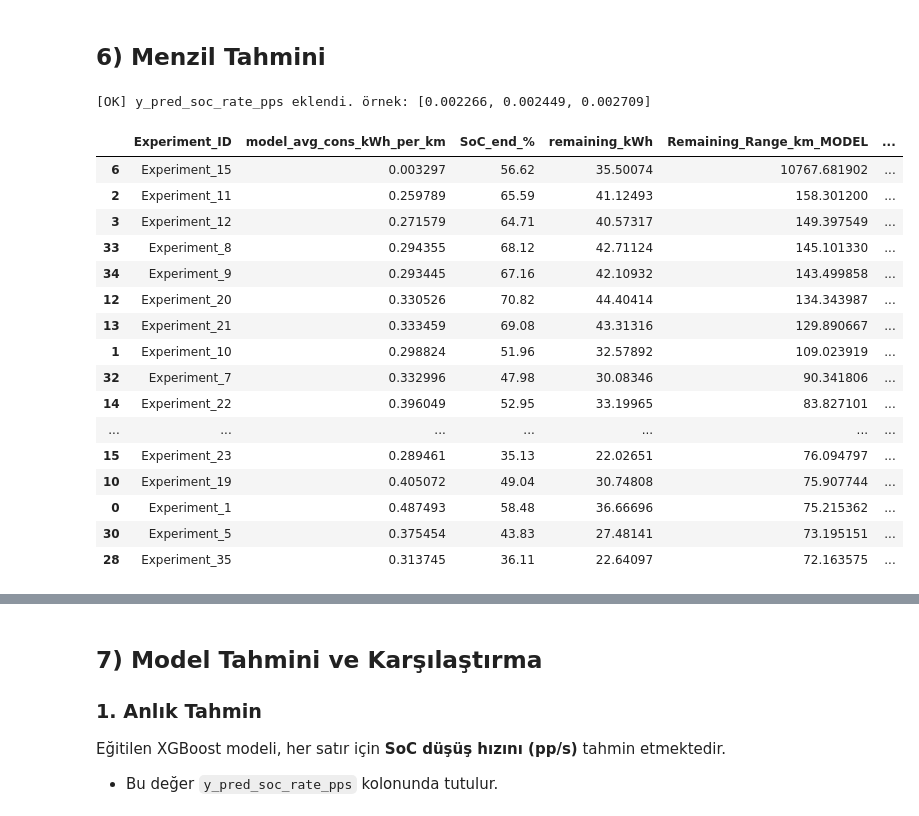
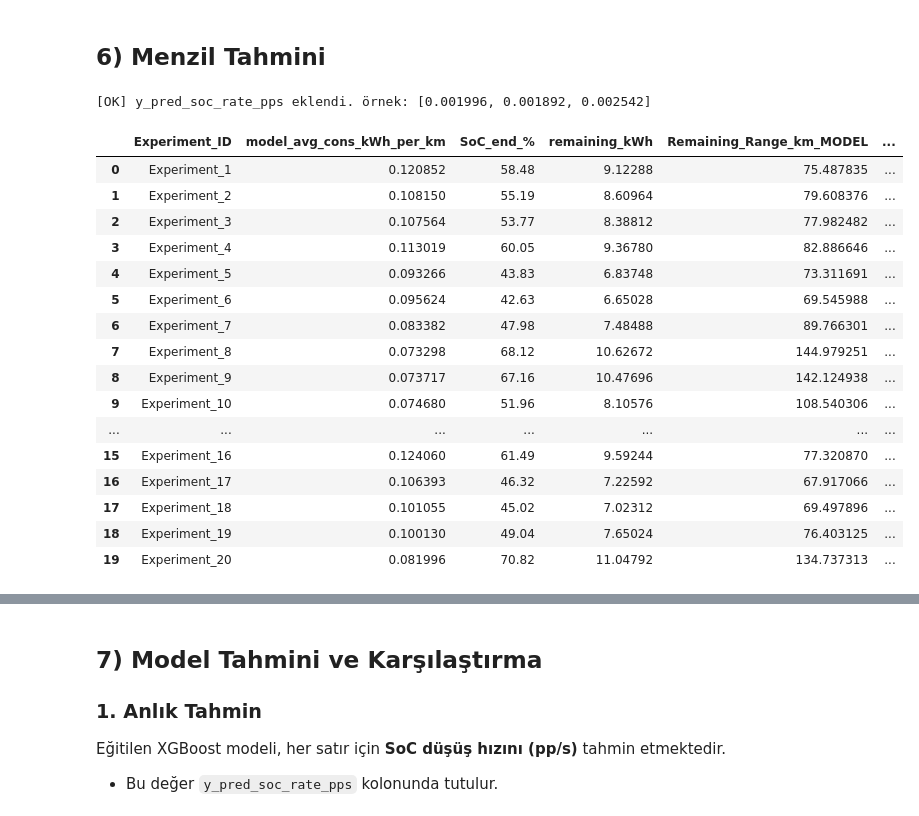
Before and after one commit to gmzdag/ev-energy-prediction, a Jupyter notebook: models/xgboost.ipynb, the cells around one changed output, grey strips where cells are left out. Saved outputs shown, nothing was run; the diff lists cells and outputs as text; code cells hidden in the pictures.

```diff
--- a/models/xgboost.ipynb
+++ b/models/xgboost.ipynb
@@ -318,7 +321,7 @@ final_params = {
 num_round = int(best_iter) + 1  # best iterasyona kadar
 
 evals = [(dtrain, "train"), (dval, "eval")]
-model_xgb = xgb.train(
+model_xgb_best = xgb.train(
     params=final_params,
     dtrain=dtrain,
     evals=evals,
@@ -415,10 +418,10 @@ Test   | MAE: 0.00187284  RMSE: 0.00000590  R2: 0.76775
 # %% [markdown]
 ## 6) Menzil Tahmini
 # %%
-# MODEL TAHMİNİ (Feature mismatch fix): df["y_pred_soc_rate_pps"]
+# MODEL TAHMİNİ
 
 PRED_COL    = "y_pred_soc_rate_pps"
-usable_kwh_est = 62.7   # kWh (kalan menzil hücrelerinde kullanılıyor)
+usable_kwh_est = 15.6   # kWh (kalan menzil hücrelerinde kullanılıyor)
 
 # 1) Modele kayıtlı özellik adlarını al
 feat_list = getattr(model_xgb_best, "feature_names", None)
@@ -431,8 +434,6 @@ drop_candidates = [
     "target","y","y_true","y_pred","y_pred_soc_rate_pps"  # olası isimler
 ]
 X_pred = X_pred.drop(columns=[c for c in drop_candidates if c in X_pred.columns], errors="ignore")
-
-
 X_pred = X_pred[feat_list]
 
 # Kategorik tipleri düzelt (XGB DMatrix categorical desteği için)
@@ -448,7 +449,7 @@ y_pred = model_xgb_best.predict(dmat)
 df[PRED_COL] = y_pred.astype(float)
 print(f"[OK] {PRED_COL} eklendi. örnek:", df[PRED_COL].head(3).round(6).tolist())
 # %% [output]
-[OK] y_pred_soc_rate_pps eklendi. örnek: [0.002266, 0.002449, 0.002709]
+[OK] y_pred_soc_rate_pps eklendi. örnek: [0.001996, 0.001892, 0.002542]
 # %%
 # DENEY BAZLI KALAN MENZIL (MODEL KULLANARAK)
 
@@ -460,50 +461,52 @@ for exp_id, g in df.groupby("Experiment_ID"):
     energy_kwh = float((pred_energy_kwh_per_s * 1.0).sum())  # dt=1s
 
     # Deney toplam mesafe (km)
     dist_km = 2.0
 
     if energy_kwh <= 0 or dist_km <= 0:
         continue
 
     # MODEL ortalama tüketim (kWh/km)
     avg_cons = energy_kwh / dist_km
 
     # Deney sonundaki SoC ve kalan enerji
     soc_end = float(g["SoC"].iloc[-1])
     remaining_kwh = usable_kwh_est * soc_end / 100.0
 
     # Kalan menzil (km)
     remaining_range_km = remaining_kwh / avg_cons
 
     rows.append({
         "Experiment_ID": exp_id,
         "model_avg_cons_kWh_per_km": avg_cons,
         "SoC_end_%": soc_end,
         "remaining_kWh": remaining_kwh,
         "Remaining_Range_km_MODEL": remaining_range_km,
         "model_energy_used_kWh": energy_kwh
     })
 
-exp_remaining_df = pd.DataFrame(rows).sort_values("Remaining_Range_km_MODEL", ascending=False)
+exp_remaining_df = pd.DataFrame(rows)
+exp_remaining_df = exp_remaining_df.sort_values(by="Experiment_ID",key=lambda s: pd.to_numeric(s.astype(str).str.extract(r'(\d+)')[0], errors="coerce")).reset_index(drop=True)
+
 display(exp_remaining_df.head(20))
 # %% [output]
 |  | Experiment_ID | model_avg_cons_kWh_per_km | SoC_end_% | remaining_kWh | Remaining_Range_km_MODEL | ... |
-| 6 | Experiment_15 | 0.003297 | 56.62 | 35.50074 | 10767.681902 | ... |
-| 2 | Experiment_11 | 0.259789 | 65.59 | 41.12493 | 158.301200 | ... |
-| 3 | Experiment_12 | 0.271579 | 64.71 | 40.57317 | 149.397549 | ... |
-| 33 | Experiment_8 | 0.294355 | 68.12 | 42.71124 | 145.101330 | ... |
-| 34 | Experiment_9 | 0.293445 | 67.16 | 42.10932 | 143.499858 | ... |
-| 12 | Experiment_20 | 0.330526 | 70.82 | 44.40414 | 134.343987 | ... |
-| 13 | Experiment_21 | 0.333459 | 69.08 | 43.31316 | 129.890667 | ... |
-| 1 | Experiment_10 | 0.298824 | 51.96 | 32.57892 | 109.023919 | ... |
-| 32 | Experiment_7 | 0.332996 | 47.98 | 30.08346 | 90.341806 | ... |
-| 14 | Experiment_22 | 0.396049 | 52.95 | 33.19965 | 83.827101 | ... |
+| 0 | Experiment_1 | 0.120852 | 58.48 | 9.12288 | 75.487835 | ... |
+| 1 | Experiment_2 | 0.108150 | 55.19 | 8.60964 | 79.608376 | ... |
+| 2 | Experiment_3 | 0.107564 | 53.77 | 8.38812 | 77.982482 | ... |
+| 3 | Experiment_4 | 0.113019 | 60.05 | 9.36780 | 82.886646 | ... |
+| 4 | Experiment_5 | 0.093266 | 43.83 | 6.83748 | 73.311691 | ... |
+| 5 | Experiment_6 | 0.095624 | 42.63 | 6.65028 | 69.545988 | ... |
+| 6 | Experiment_7 | 0.083382 | 47.98 | 7.48488 | 89.766301 | ... |
+| 7 | Experiment_8 | 0.073298 | 68.12 | 10.62672 | 144.979251 | ... |
+| 8 | Experiment_9 | 0.073717 | 67.16 | 10.47696 | 142.124938 | ... |
+| 9 | Experiment_10 | 0.074680 | 51.96 | 8.10576 | 108.540306 | ... |
 | ... | ... | ... | ... | ... | ... | ... |
-| 15 | Experiment_23 | 0.289461 | 35.13 | 22.02651 | 76.094797 | ... |
-| 10 | Experiment_19 | 0.405072 | 49.04 | 30.74808 | 75.907744 | ... |
-| 0 | Experiment_1 | 0.487493 | 58.48 | 36.66696 | 75.215362 | ... |
-| 30 | Experiment_5 | 0.375454 | 43.83 | 27.48141 | 73.195151 | ... |
-| 28 | Experiment_35 | 0.313745 | 36.11 | 22.64097 | 72.163575 | ... |
+| 15 | Experiment_16 | 0.124060 | 61.49 | 9.59244 | 77.320870 | ... |
+| 16 | Experiment_17 | 0.106393 | 46.32 | 7.22592 | 67.917066 | ... |
+| 17 | Experiment_18 | 0.101055 | 45.02 | 7.02312 | 69.497896 | ... |
+| 18 | Experiment_19 | 0.100130 | 49.04 | 7.65024 | 76.403125 | ... |
+| 19 | Experiment_20 | 0.081996 | 70.82 | 11.04792 | 134.737313 | ... |
 # %%
 # GERÇEK vs MODEL KARŞILAŞTIRMA
 
```
Also changed, not shown: parts of 9 cells of this notebook.
